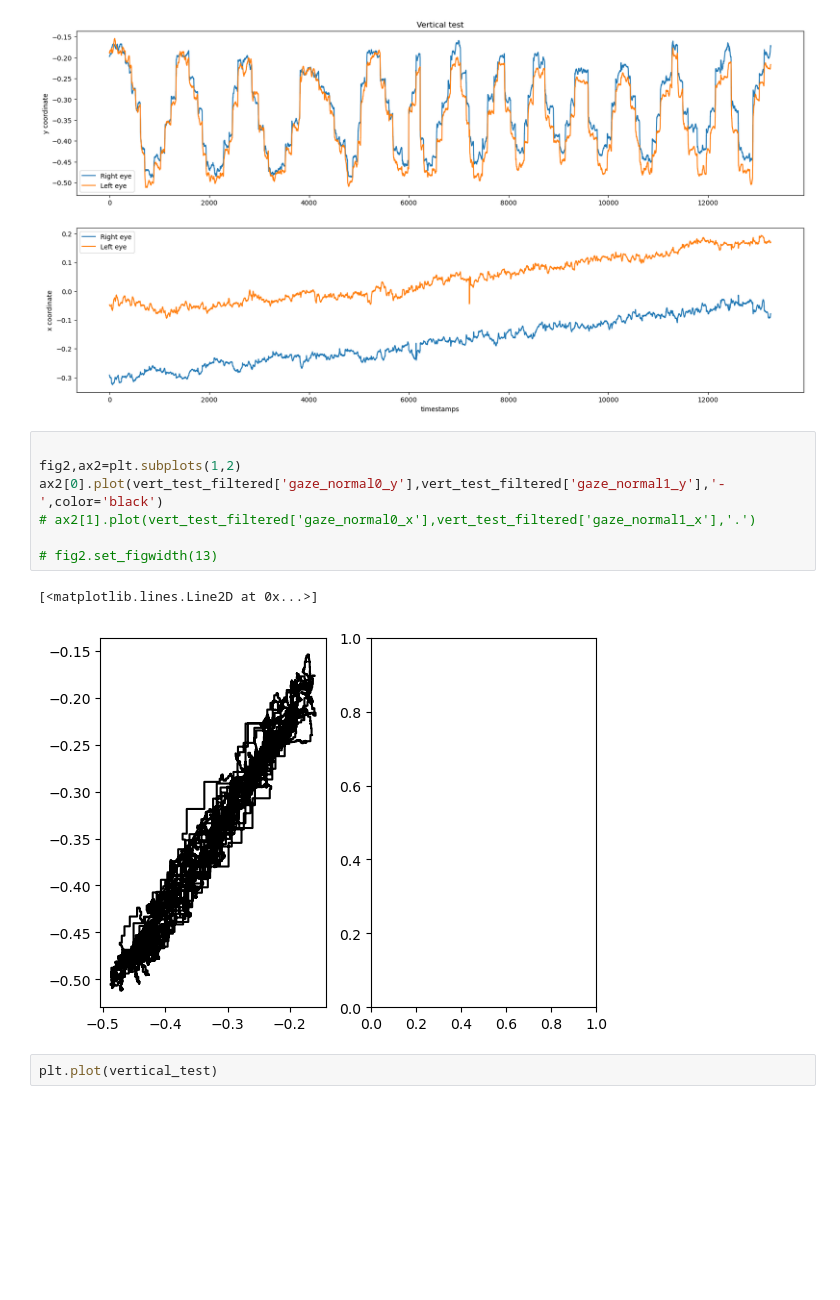
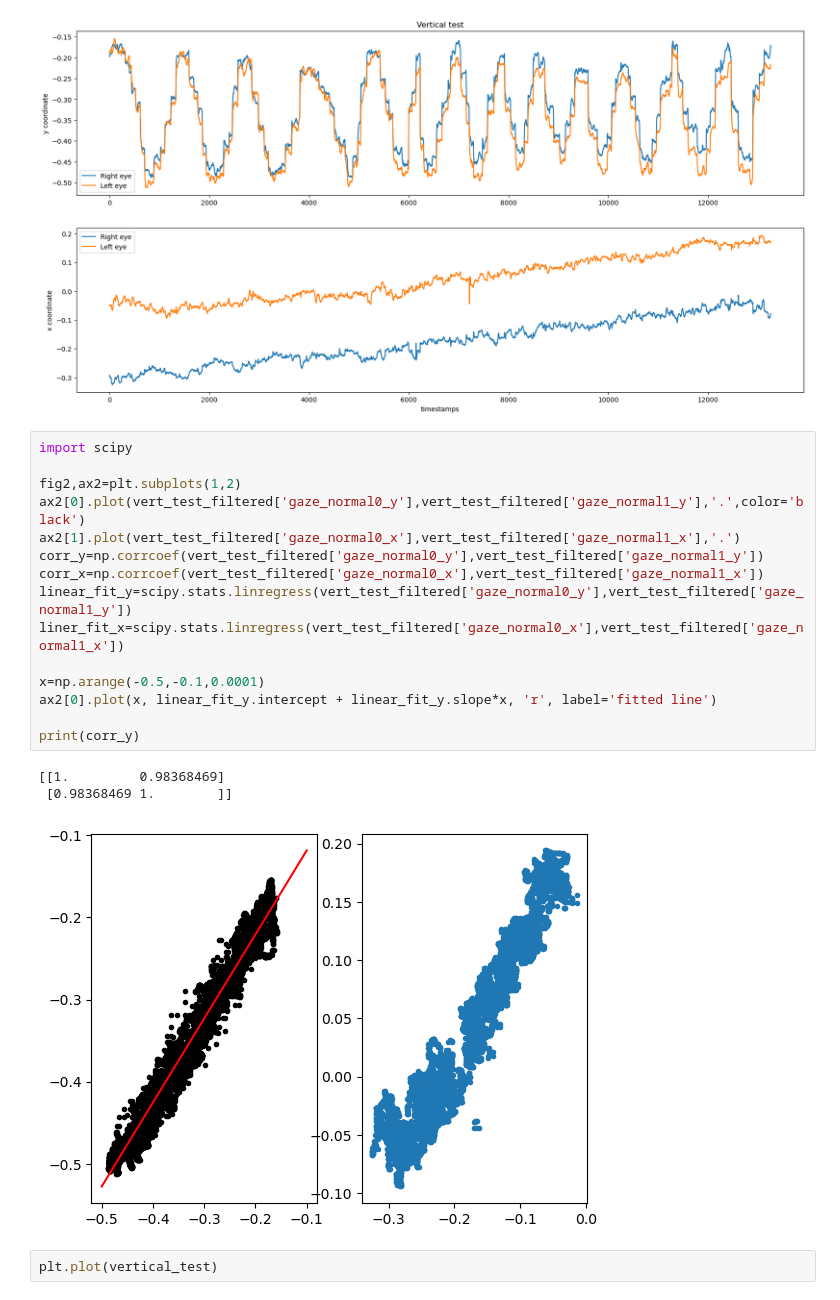
Before and after one commit to Rockyneuron/vision_ejes, a Jupyter notebook: analysis.ipynb, the cells around one changed output. Saved outputs shown, nothing was run; the diff lists cells and outputs as text; blank space fills up the shorter version.

```diff
--- a/analysis.ipynb
+++ b/analysis.ipynb
@@ -111,16 +111,25 @@ fig3.set_figwidth(20)
 fig3.set_figheight(10)
 # %% [output]
 [figure]
-# %%
-
-fig2,ax2=plt.subplots(1,2)
-ax2[0].plot(vert_test_filtered['gaze_normal0_y'],vert_test_filtered['gaze_normal1_y'],'-',color='black')
-# ax2[1].plot(vert_test_filtered['gaze_normal0_x'],vert_test_filtered['gaze_normal1_x'],'.')
-
-# fig2.set_figwidth(13)
-# %% [output]
-[<matplotlib.lines.Line2D at 0x...>]
-[figure, removed]
+# %%
+import scipy
+
+fig2,ax2=plt.subplots(1,2)
+ax2[0].plot(vert_test_filtered['gaze_normal0_y'],vert_test_filtered['gaze_normal1_y'],'.',color='black')
+ax2[1].plot(vert_test_filtered['gaze_normal0_x'],vert_test_filtered['gaze_normal1_x'],'.')
+corr_y=np.corrcoef(vert_test_filtered['gaze_normal0_y'],vert_test_filtered['gaze_normal1_y'])
+corr_x=np.corrcoef(vert_test_filtered['gaze_normal0_x'],vert_test_filtered['gaze_normal1_x'])
+linear_fit_y=scipy.stats.linregress(vert_test_filtered['gaze_normal0_y'],vert_test_filtered['gaze_normal1_y'])
+liner_fit_x=scipy.stats.linregress(vert_test_filtered['gaze_normal0_x'],vert_test_filtered['gaze_normal1_x'])
+
+x=np.arange(-0.5,-0.1,0.0001)
+ax2[0].plot(x, linear_fit_y.intercept + linear_fit_y.slope*x, 'r', label='fitted line')
+
+print(corr_y)
+# %% [output]
+[[1.         0.98368469]
+ [0.98368469 1.        ]]
+[figure, added]
 # %%
 plt.plot(vertical_test)
 # %% [output]
```
Also changed, not shown: parts of 2 cells of this notebook, 2 other files.
